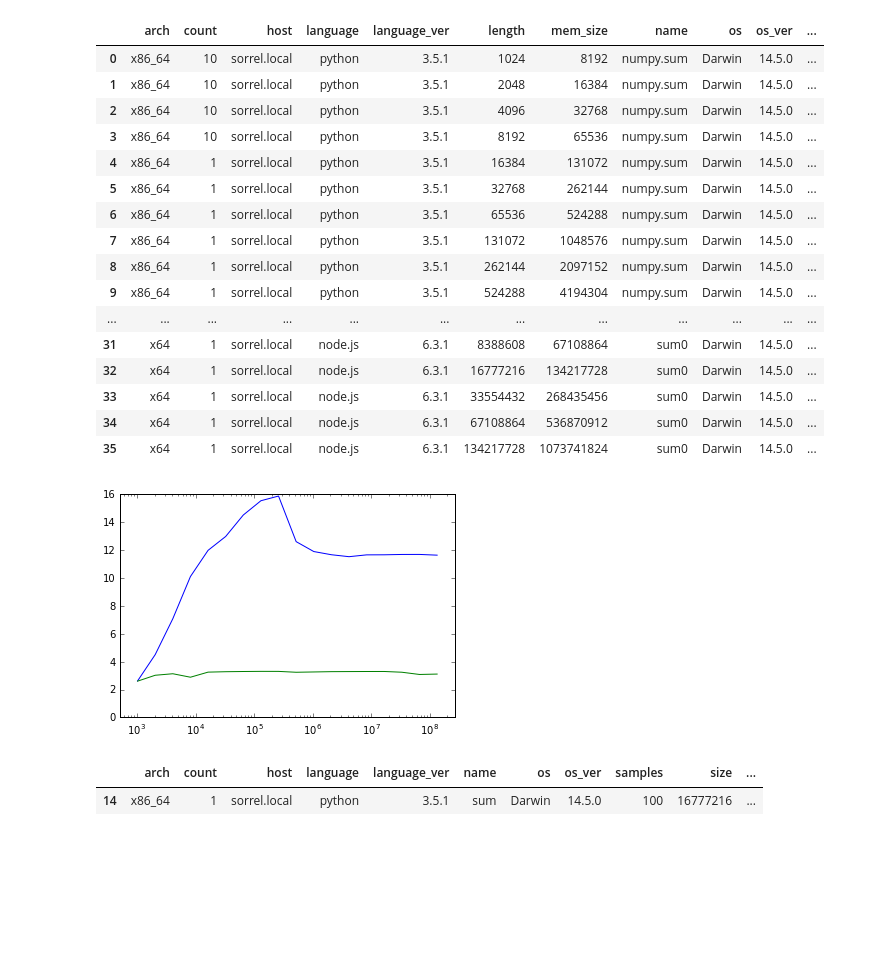
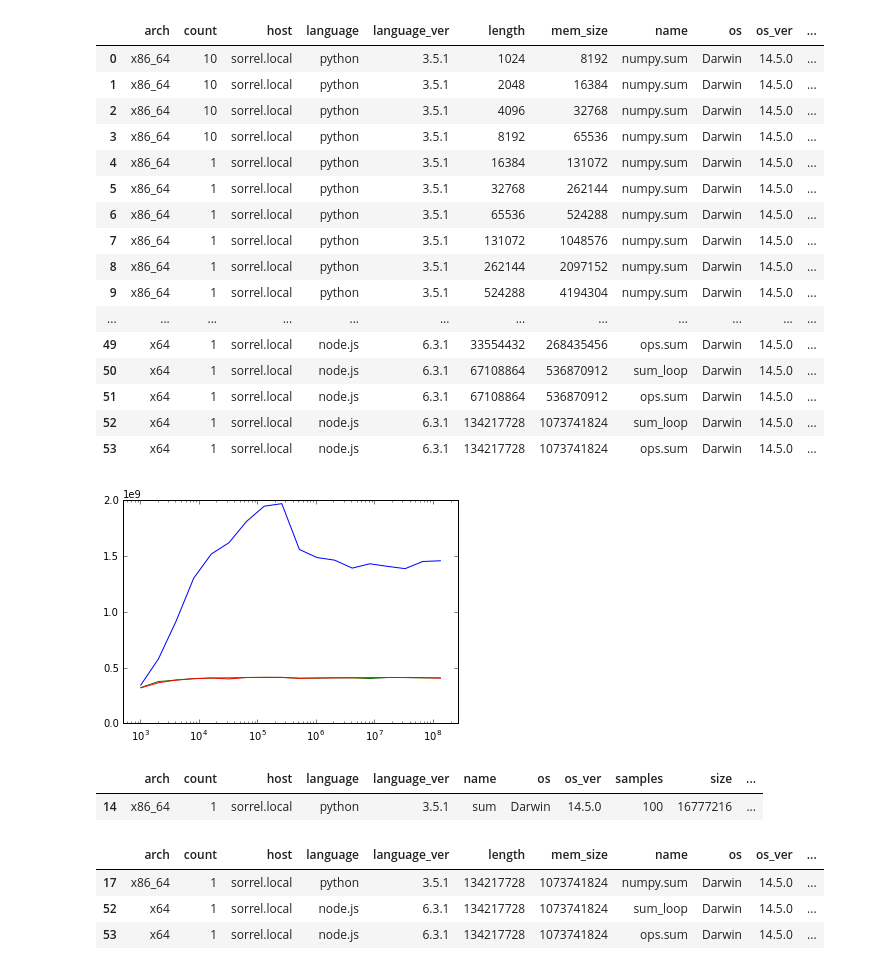
Before and after one commit to alexhsamuel/jsdata, a Jupyter notebook: benchmark/benchmarks.ipynb, the cells around one changed output. Drawn from its saved outputs; the diff is of its cells as text; code cells hidden in the pictures; blank space fills up the shorter version.

```diff
--- a/benchmark/benchmarks.ipynb
+++ b/benchmark/benchmarks.ipynb
@@ -6,6 +6,7 @@ import matplotlib.pyplot as plt
 %matplotlib inline
 # %%
 df = pd.DataFrame.from_records([ json.loads(l) for l in open("../sum.json") ])
+df["rate"] = df["length"] / df["time"]
 # %%
 df
 # %% [output]
@@ -21,24 +22,34 @@ df
 | 8 | x86_64 | 1 | sorrel.local | python | 3.5.1 | 262144 | 2097152 | numpy.sum | Darwin | 14.5.0 | ... |
 | 9 | x86_64 | 1 | sorrel.local | python | 3.5.1 | 524288 | 4194304 | numpy.sum | Darwin | 14.5.0 | ... |
 | ... | ... | ... | ... | ... | ... | ... | ... | ... | ... | ... | ... |
-| 31 | x64 | 1 | sorrel.local | node.js | 6.3.1 | 8388608 | 67108864 | sum0 | Darwin | 14.5.0 | ... |
-| 32 | x64 | 1 | sorrel.local | node.js | 6.3.1 | 16777216 | 134217728 | sum0 | Darwin | 14.5.0 | ... |
-| 33 | x64 | 1 | sorrel.local | node.js | 6.3.1 | 33554432 | 268435456 | sum0 | Darwin | 14.5.0 | ... |
-| 34 | x64 | 1 | sorrel.local | node.js | 6.3.1 | 67108864 | 536870912 | sum0 | Darwin | 14.5.0 | ... |
-| 35 | x64 | 1 | sorrel.local | node.js | 6.3.1 | 134217728 | 1073741824 | sum0 | Darwin | 14.5.0 | ... |
+| 49 | x64 | 1 | sorrel.local | node.js | 6.3.1 | 33554432 | 268435456 | ops.sum | Darwin | 14.5.0 | ... |
+| 50 | x64 | 1 | sorrel.local | node.js | 6.3.1 | 67108864 | 536870912 | sum_loop | Darwin | 14.5.0 | ... |
+| 51 | x64 | 1 | sorrel.local | node.js | 6.3.1 | 67108864 | 536870912 | ops.sum | Darwin | 14.5.0 | ... |
+| 52 | x64 | 1 | sorrel.local | node.js | 6.3.1 | 134217728 | 1073741824 | sum_loop | Darwin | 14.5.0 | ... |
+| 53 | x64 | 1 | sorrel.local | node.js | 6.3.1 | 134217728 | 1073741824 | ops.sum | Darwin | 14.5.0 | ... |
 # %%
 py = df[df["language"] == "python"]
-plt.semilogx(py["length"], py["mem_size"] / py["time"] / 1E9)
+plt.semilogx(py["length"], py["rate"])
 js = df[df["language"] == "node.js"]
-plt.semilogx(js["length"], js["mem_size"] / js["time"] / 1E9)
+js0 = js[js["name"] == "sum_loop"]
+plt.semilogx(js0["length"], js0["rate"])
+js1 = js[js["name"] == "ops.sum"]
+plt.semilogx(js1["length"], js1["rate"])
 # plt.gcf().set_figwidth(20)
 
 plt.gca().set_xlim(df["length"].min() / 2, df["length"].max() * 2)
 plt.gca().set_ylim(0);
 # %% [output]
-[figure, old version]
+[figure, new version]
 # %%
 df[df["size"] == 1 << 24]
 # %% [output]
 |  | arch | count | host | language | language_ver | name | os | os_ver | samples | size | ... |
 | 14 | x86_64 | 1 | sorrel.local | python | 3.5.1 | sum | Darwin | 14.5.0 | 100 | 16777216 | ... |
+# %%
+df[df["length"] == 128 * 1024**2]
+# %% [output]
+|  | arch | count | host | language | language_ver | length | mem_size | name | os | os_ver | ... |
+| 17 | x86_64 | 1 | sorrel.local | python | 3.5.1 | 134217728 | 1073741824 | numpy.sum | Darwin | 14.5.0 | ... |
+| 52 | x64 | 1 | sorrel.local | node.js | 6.3.1 | 134217728 | 1073741824 | sum_loop | Darwin | 14.5.0 | ... |
+| 53 | x64 | 1 | sorrel.local | node.js | 6.3.1 | 134217728 | 1073741824 | ops.sum | Darwin | 14.5.0 | ... |
```
Also changed, not shown: parts of 1 cell of this notebook, 9 other files.
